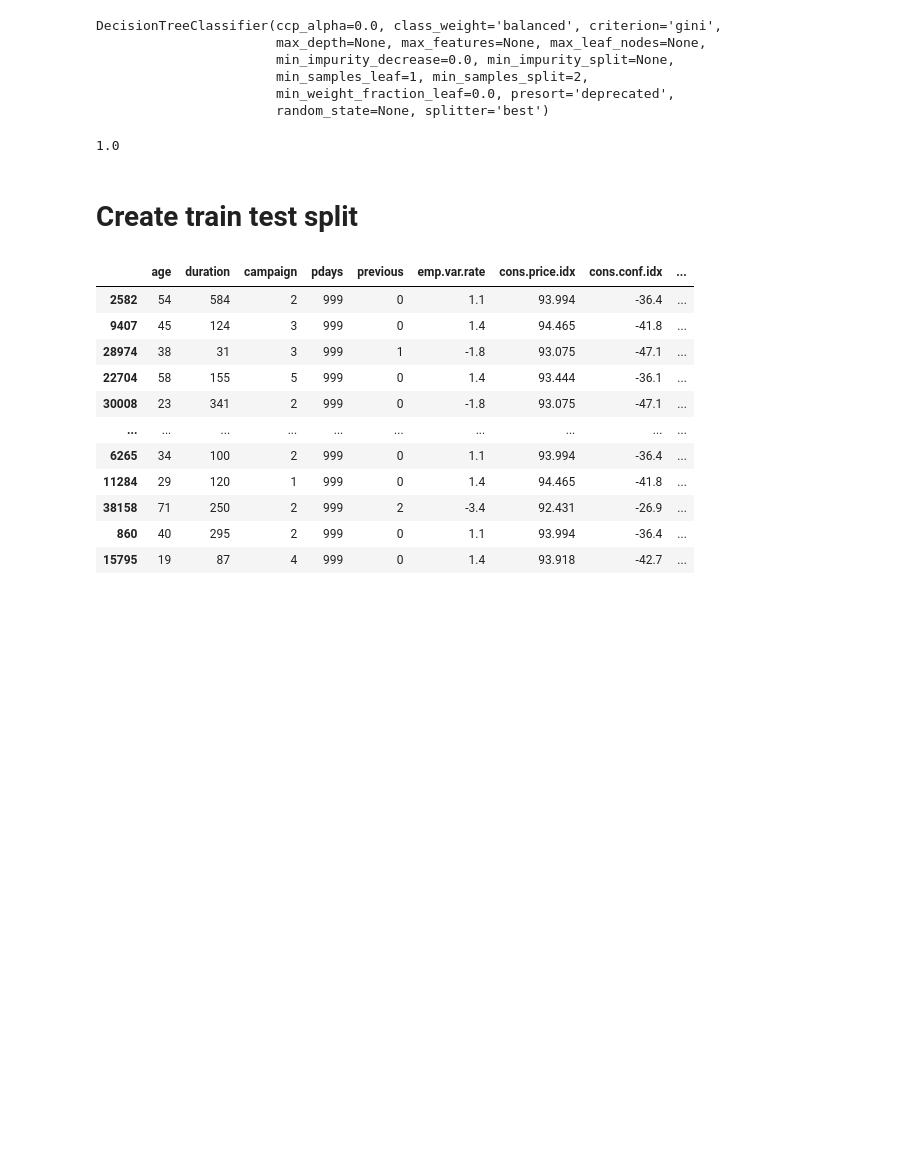
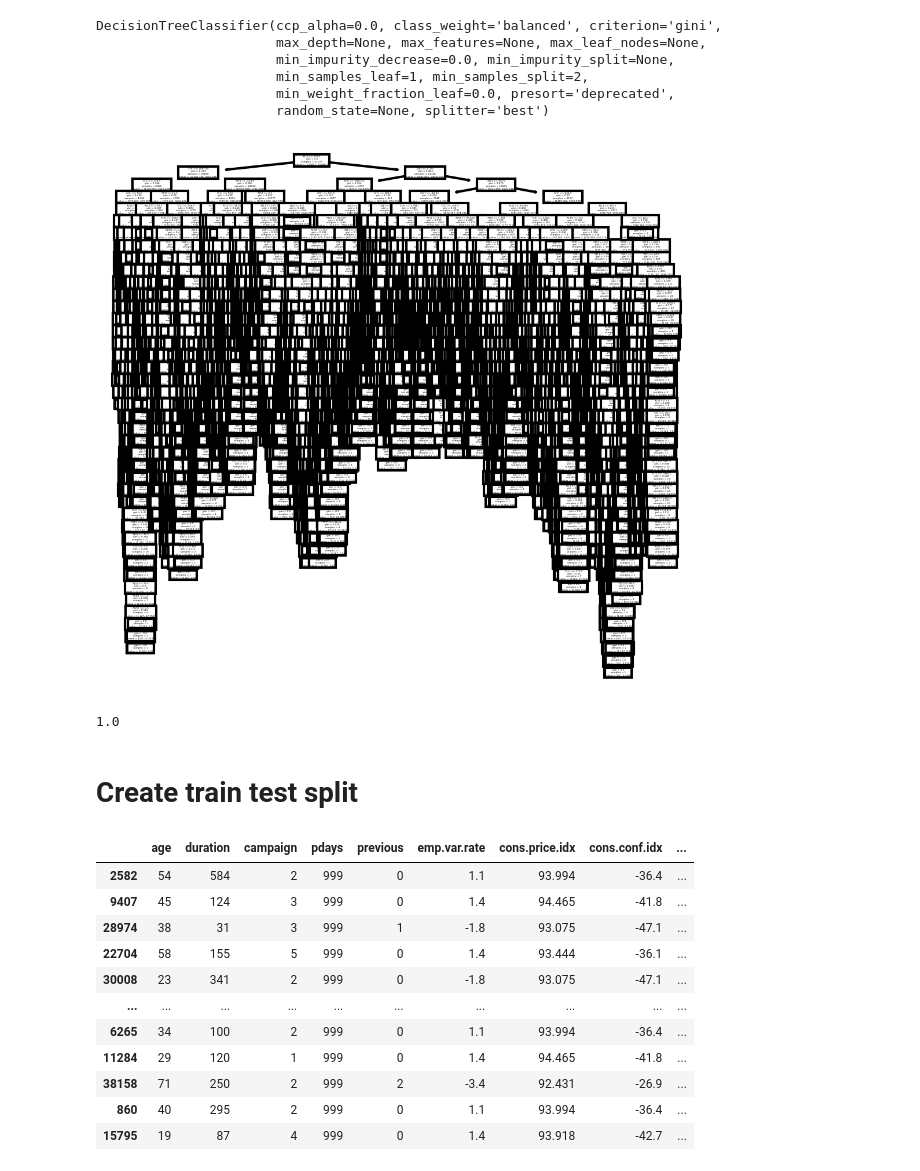
Before and after one commit to systemoperator/ml-project, a Jupyter notebook: notebooks/3-model.ipynb, the cells around one changed output. Saved outputs shown, nothing was run; the diff lists cells and outputs as text; code cells hidden in the pictures; blank space fills up the shorter version.

```diff
--- a/notebooks/3-model.ipynb
+++ b/notebooks/3-model.ipynb
@@ -261,8 +261,10 @@ DecisionTreeClassifier(ccp_alpha=0.0, class_weight='balanced', criterion='gini',
                        min_weight_fraction_leaf=0.0, presort='deprecated',
                        random_state=None, splitter='best')
 # %%
-if False: # if True: quite time consuming
+if True: # if True: quite time consuming (should not be run on every execution)
     fig, axes = plt.subplots(nrows = 1,ncols = 1,figsize = (4,4), dpi=300)
     tree.plot_tree(dtc)
-    fig.savefig('tree.png')
+    fig.savefig('../graphics/decision_tree.png')
+# %% [output]
+[figure, added]
 # %%
```
Also changed, not shown: parts of 13 cells of this notebook, 1 other file.
